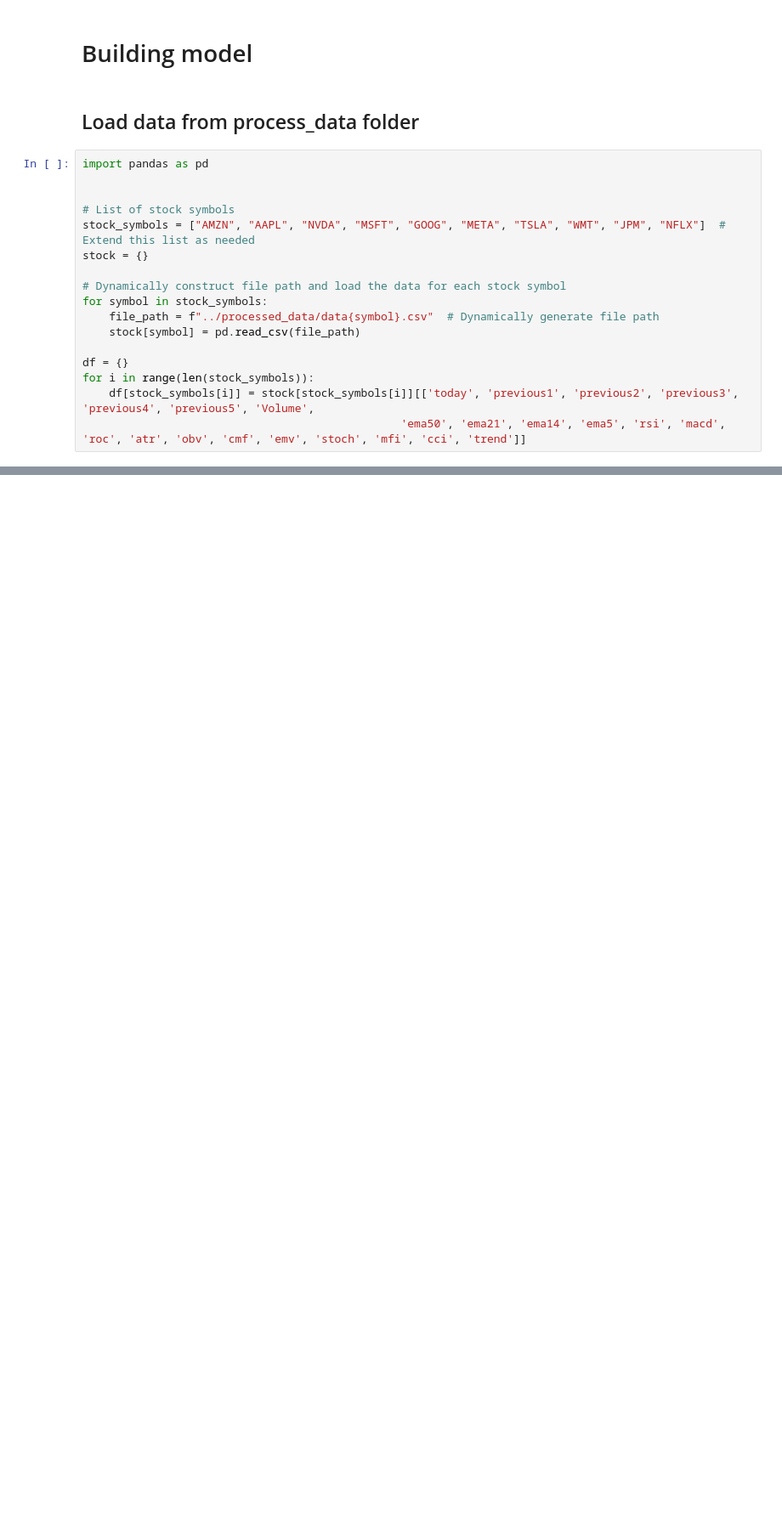
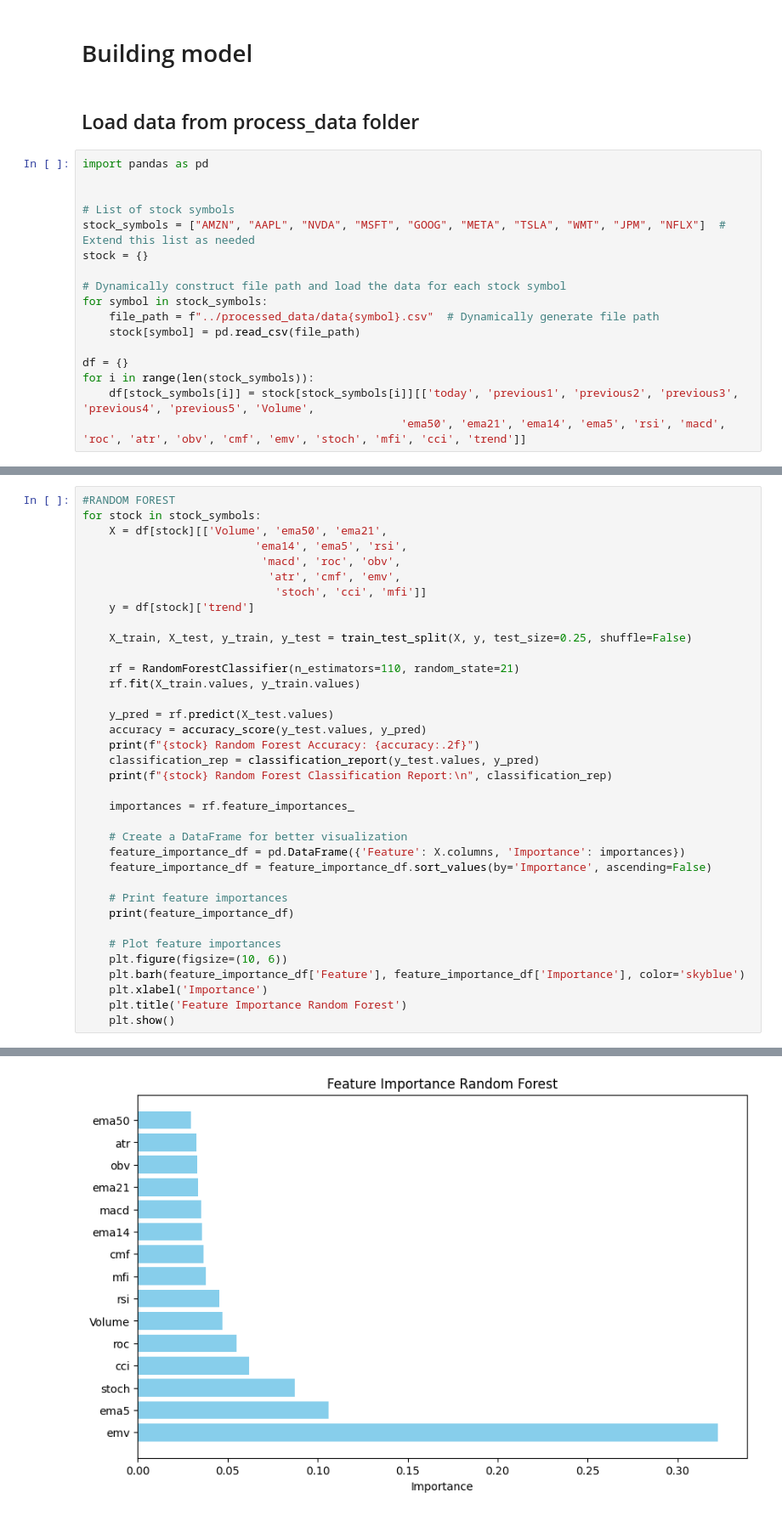
Before and after one commit to TranDuyKhanh20215213/DataScienceProject, a Jupyter notebook: Data-Science-Stock-Price-Prediction-main/main_code/modelling.ipynb, the cells around one changed output, grey strips where cells are left out. Shown at 85% size. Saved outputs shown, nothing was run; the diff lists cells and outputs as text; blank space fills up the shorter version.

```diff
--- a/Data-Science-Stock-Price-Prediction-main/main_code/modelling.ipynb
+++ b/Data-Science-Stock-Price-Prediction-main/main_code/modelling.ipynb
@@ -307,0 +189,37 @@ weighted avg       0.58      0.59      0.56       555
+# %%
+#RANDOM FOREST
+for stock in stock_symbols:
+    X = df[stock][['Volume', 'ema50', 'ema21',
+                          'ema14', 'ema5', 'rsi',
+                           'macd', 'roc', 'obv',
+                            'atr', 'cmf', 'emv',
+                             'stoch', 'cci', 'mfi']]
+    y = df[stock]['trend']
+
+    X_train, X_test, y_train, y_test = train_test_split(X, y, test_size=0.25, shuffle=False)
+
+    rf = RandomForestClassifier(n_estimators=110, random_state=21)
+    rf.fit(X_train.values, y_train.values)
+
+    y_pred = rf.predict(X_test.values)
+    accuracy = accuracy_score(y_test.values, y_pred)
+    print(f"{stock} Random Forest Accuracy: {accuracy:.2f}")
+    classification_rep = classification_report(y_test.values, y_pred)
+    print(f"{stock} Random Forest Classification Report:\n", classification_rep)
+
+    importances = rf.feature_importances_
+
+    # Create a DataFrame for better visualization
+    feature_importance_df = pd.DataFrame({'Feature': X.columns, 'Importance': importances})
+    feature_importance_df = feature_importance_df.sort_values(by='Importance', ascending=False)
+
+    # Print feature importances
+    print(feature_importance_df)
+
+    # Plot feature importances
+    plt.figure(figsize=(10, 6))
+    plt.barh(feature_importance_df['Feature'], feature_importance_df['Importance'], color='skyblue')
+    plt.xlabel('Importance')
+    plt.title('Feature Importance Random Forest')
+    plt.show()
+# %% [output]
@@ -307,0 +243 @@ weighted avg       0.58      0.59      0.56       555
+[figure, added]
```
Also changed, not shown: parts of 6 cells of this notebook.
